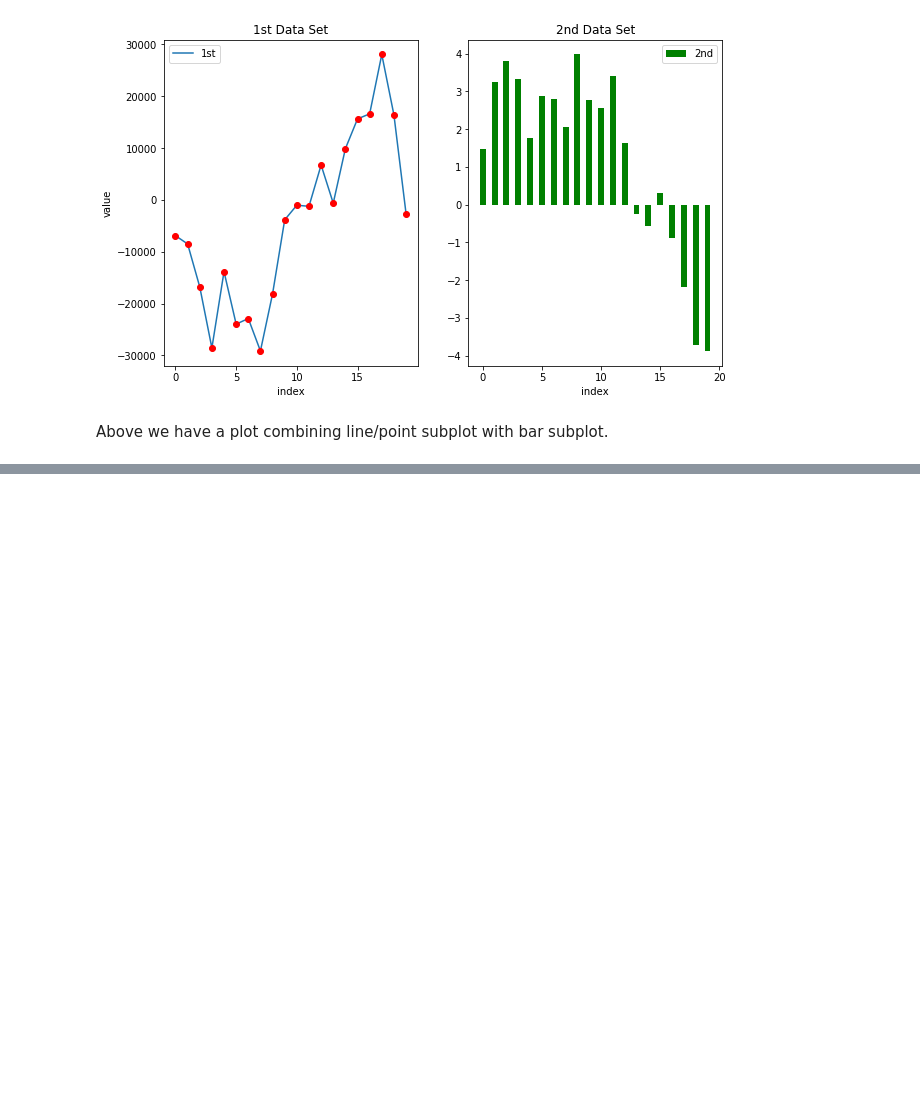
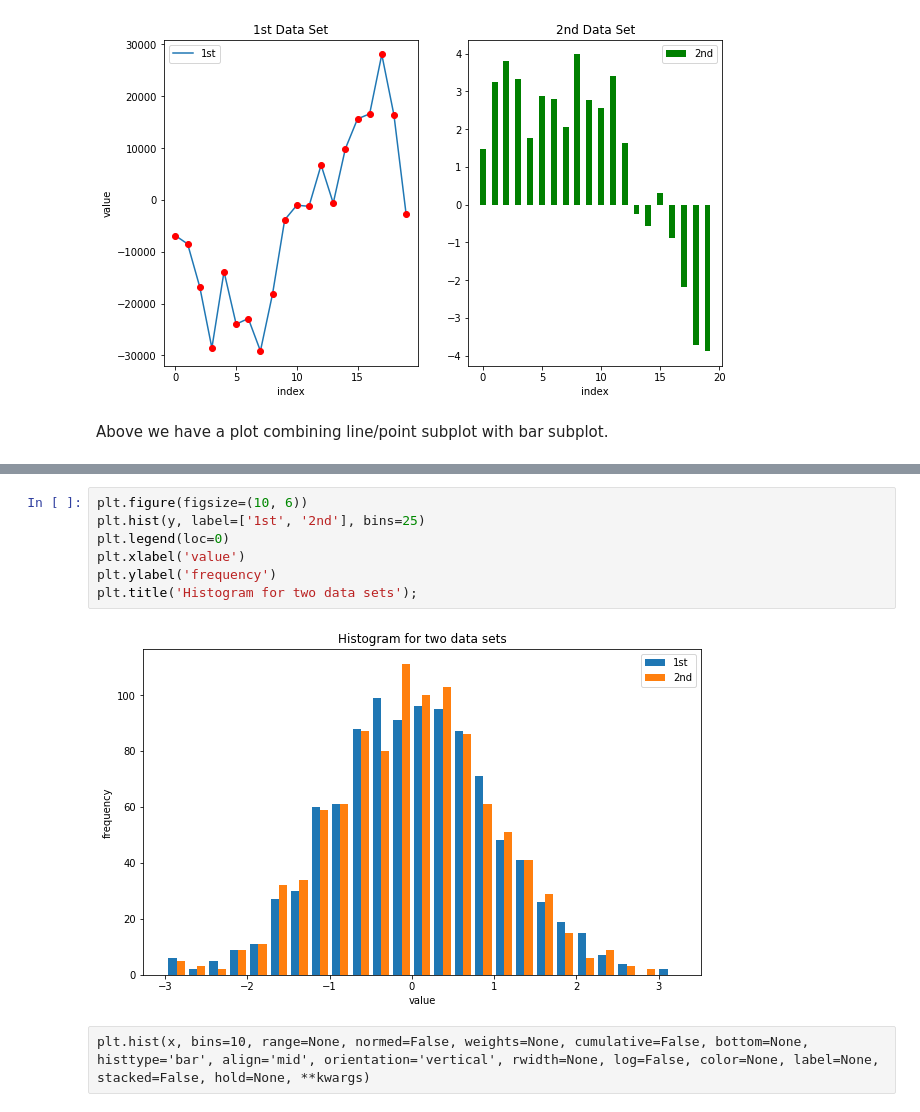
Before and after one commit to ThamuMnyulwa/PythonForFinance, a Jupyter notebook: Chapter 7 Data Visualization/Untitled.ipynb, the cells around one changed output, grey strips where cells are left out. Drawn from its saved outputs; the diff is of its cells as text; blank space fills up the shorter version.

```diff
--- a/Chapter 7 Data Visualization/Untitled.ipynb
+++ b/Chapter 7 Data Visualization/Untitled.ipynb
@@ -316,0 +381,11 @@ Above we have a plot combining line/point subplot with bar subplot.
+# %%
+plt.figure(figsize=(10, 6))
+plt.hist(y, label=['1st', '2nd'], bins=25)
+plt.legend(loc=0)
+plt.xlabel('value')
+plt.ylabel('frequency')
+plt.title('Histogram for two data sets');
+# %% [output]
+[figure, added]
+# %% [raw]
+plt.hist(x, bins=10, range=None, normed=False, weights=None, cumulative=False, bottom=None, histtype='bar', align='mid', orientation='vertical', rwidth=None, log=False, color=None, label=None, stacked=False, hold=None, **kwargs)
```
Also changed, not shown: parts of 14 cells of this notebook, 2 other files.
